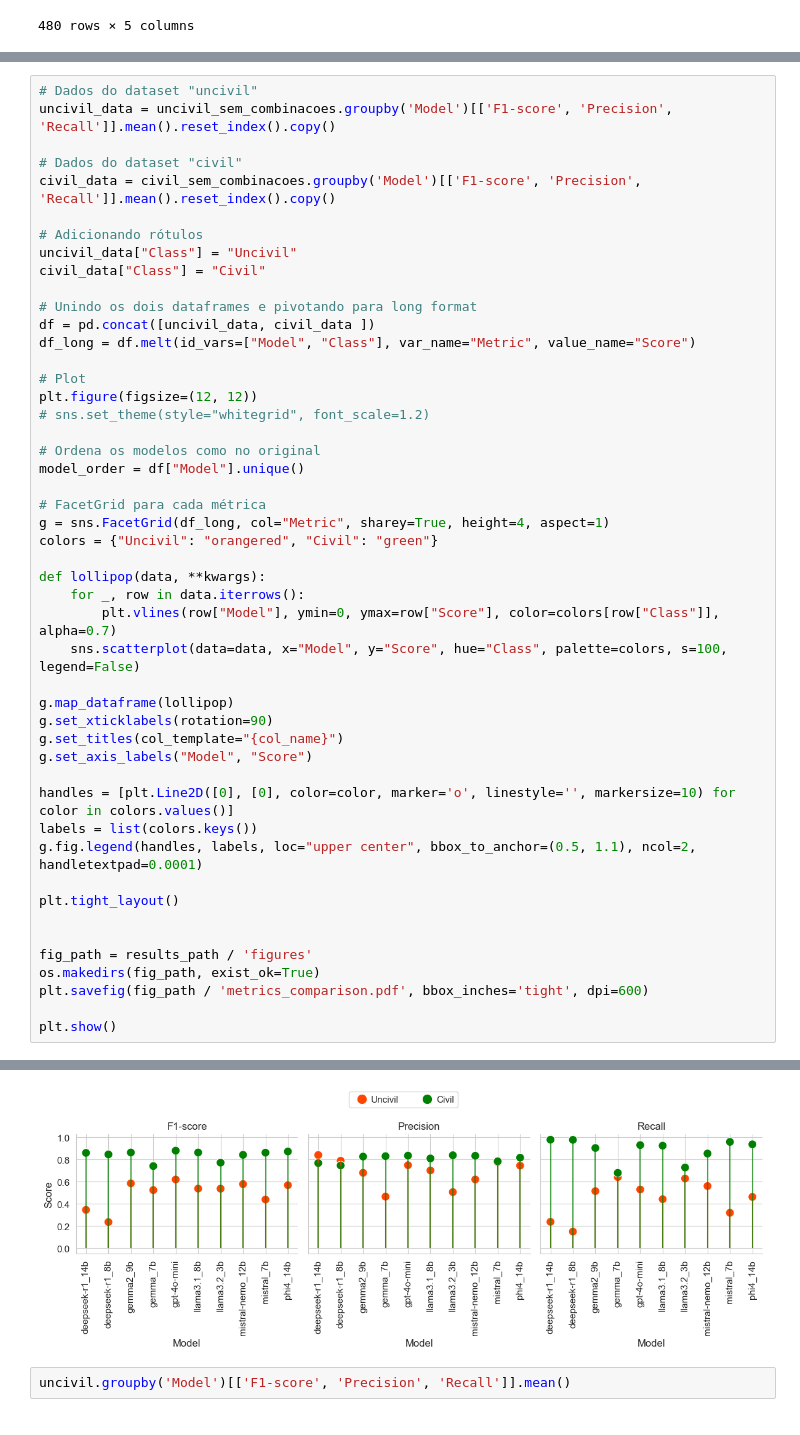
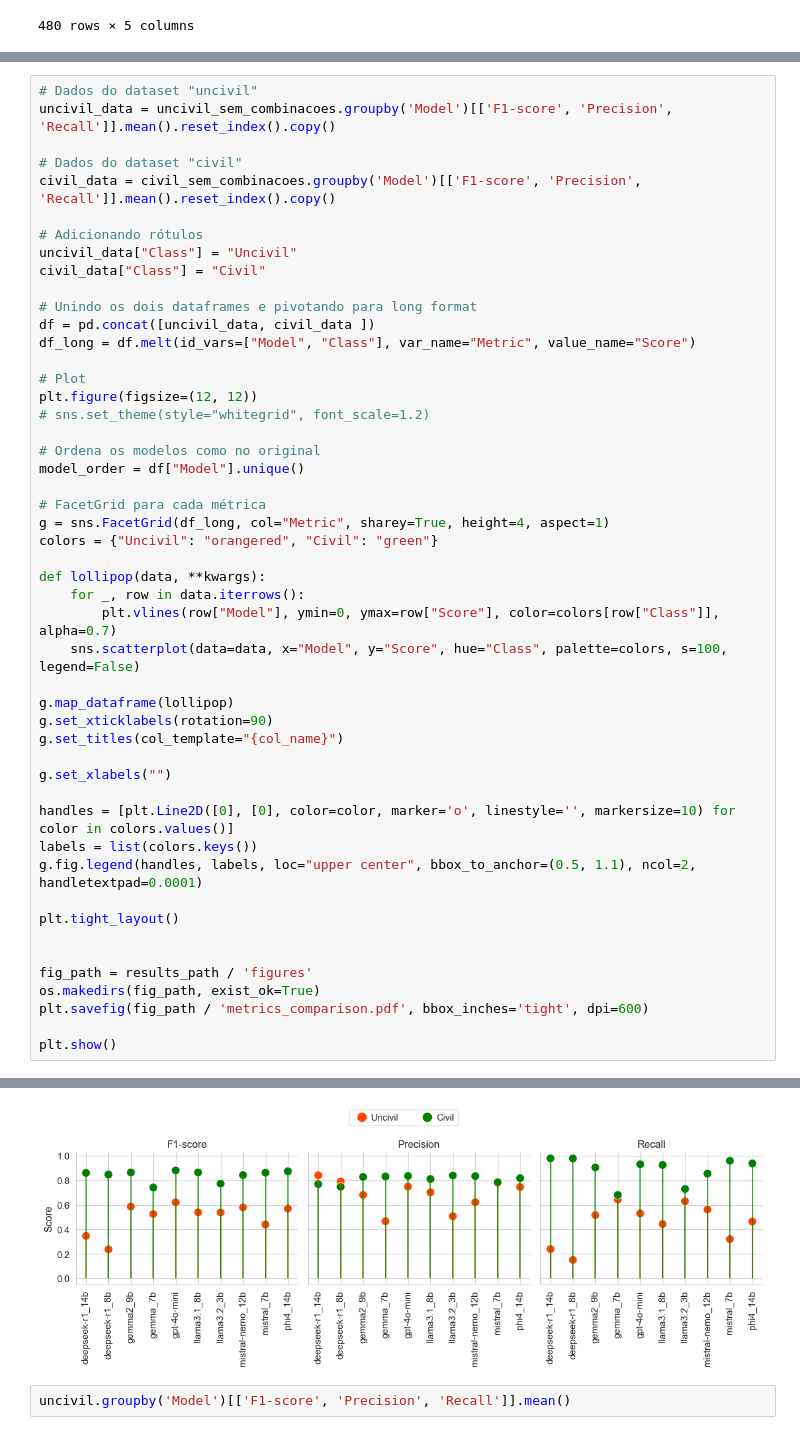
Before and after one commit to reset-ufc/slm-evaluation-incivility, a Jupyter notebook: granularidade_grossa/visus.ipynb, the cells around one changed output, grey strips where cells are left out. Saved outputs shown, nothing was run; the diff lists cells and outputs as text.

```diff
--- a/granularidade_grossa/visus.ipynb
+++ b/granularidade_grossa/visus.ipynb
@@ -124,35 +124,36 @@ plt.figure(figsize=(12, 12))
 # Ordena os modelos como no original
 model_order = df["Model"].unique()
 
 # FacetGrid para cada métrica
 g = sns.FacetGrid(df_long, col="Metric", sharey=True, height=4, aspect=1)
 colors = {"Uncivil": "orangered", "Civil": "green"}
 
 def lollipop(data, **kwargs):
     for _, row in data.iterrows():
         plt.vlines(row["Model"], ymin=0, ymax=row["Score"], color=colors[row["Class"]], alpha=0.7)
     sns.scatterplot(data=data, x="Model", y="Score", hue="Class", palette=colors, s=100, legend=False)
 
 g.map_dataframe(lollipop)
 g.set_xticklabels(rotation=90)
 g.set_titles(col_template="{col_name}")
-g.set_axis_labels("Model", "Score")
+
+g.set_xlabels("")
 
 handles = [plt.Line2D([0], [0], color=color, marker='o', linestyle='', markersize=10) for color in colors.values()]
 labels = list(colors.keys())
 g.fig.legend(handles, labels, loc="upper center", bbox_to_anchor=(0.5, 1.1), ncol=2, handletextpad=0.0001)
 
 plt.tight_layout()
 
 
 fig_path = results_path / 'figures'
 os.makedirs(fig_path, exist_ok=True)
 plt.savefig(fig_path / 'metrics_comparison.pdf', bbox_inches='tight', dpi=600)
 
 plt.show()
 # %% [output]
 <Figure size 1200x1200 with 0 Axes>
-[figure, old version]
+[figure, new version]
 # %%
 uncivil.groupby('Model')[['F1-score', 'Precision', 'Recall']].mean()
 # %% [output]
```
Also changed, not shown: parts of 1 cell of this notebook, 1 other file.
